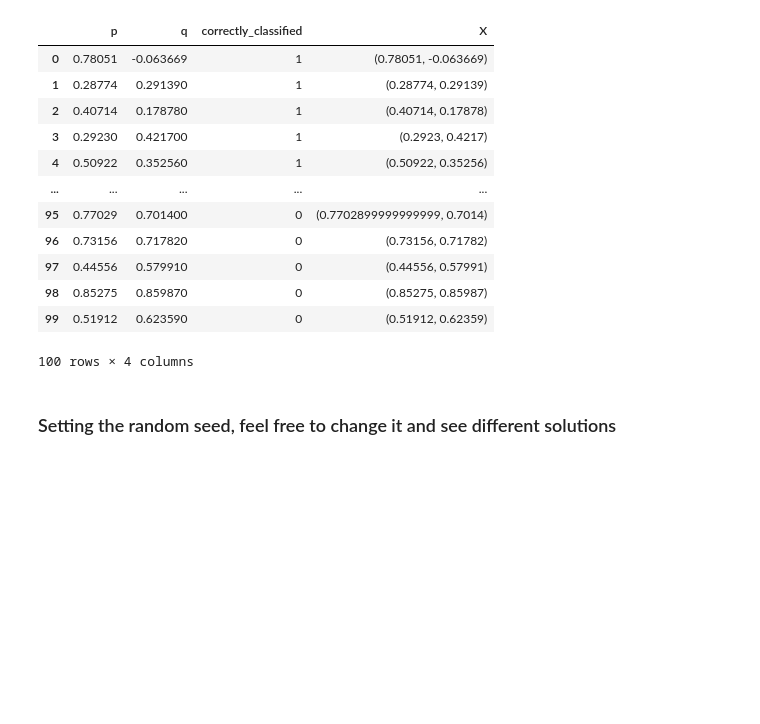
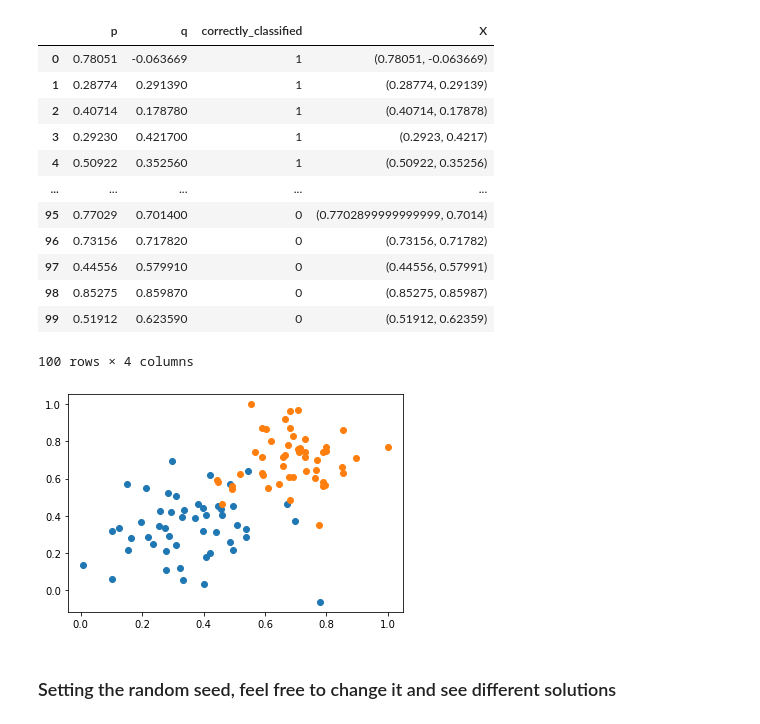
Before and after one commit to aydangasimova/udacity_ml_with_pytorch, a Jupyter notebook: Supervised_learning/notebooks/perceptron_algorithm_exercise.ipynb, the cells around one changed output. Drawn from its saved outputs; the diff is of its cells as text; code cells hidden in the pictures; blank space fills up the shorter version.

Commit message:
solved perceptron algorithm and added visualizations in a notebook

```diff
--- a/Supervised_learning/notebooks/perceptron_algorithm_exercise.ipynb
+++ b/Supervised_learning/notebooks/perceptron_algorithm_exercise.ipynb
@@ -39,5 +47,5 @@ train_data[train_data["correctly_classified"]==0]
 # %%
-train_data["X"] = tuple(zip(train_data["p"], train_data["q"]))
+train_data["X"] = list(zip(train_data["p"], train_data["q"]))
 # %%
 train_data
 # %% [output]
@@ -54,6 +62,16 @@ train_data
 | 98 | 0.85275 | 0.859870 | 0 | (0.85275, 0.85987) |
 | 99 | 0.51912 | 0.623590 | 0 | (0.51912, 0.62359) |
 100 rows × 4 columns
+# %%
+correct = train_data[train_data['correctly_classified']==1]
+false = train_data[train_data['correctly_classified']==0]
+# %%
+plt.figure()
+plt.scatter(correct['p'], correct['q'], color='C0')
+plt.scatter(false['p'], false['q'], color='C1')
+sc.show()
+# %% [output]
+[figure, added]
 # %% [markdown]
 ### Setting the random seed, feel free to change it and see different solutions
 # %%
```
Also changed, not shown: parts of 23 cells of this notebook.
